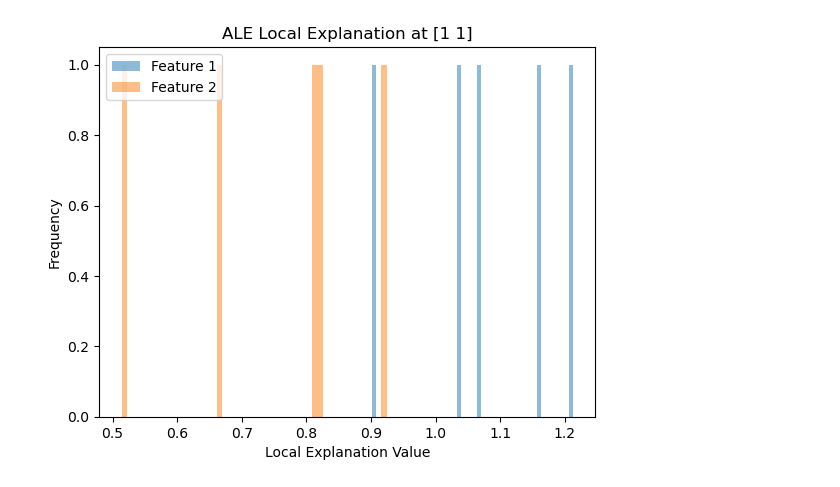
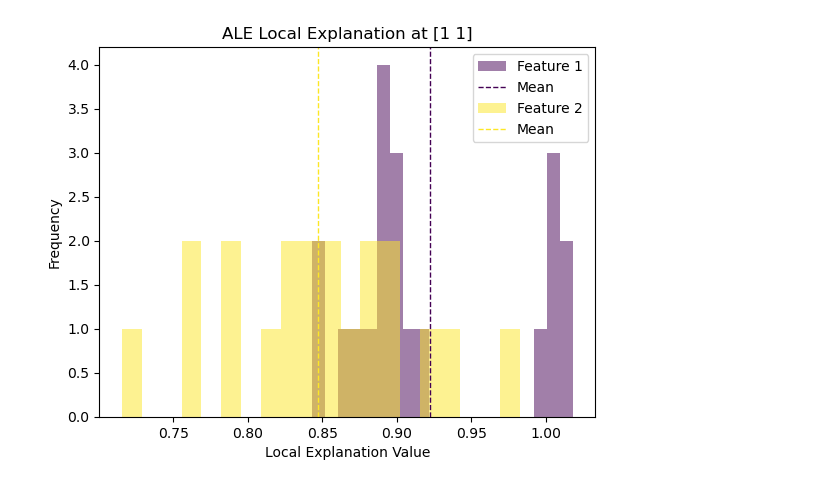
Before and after one commit to dawsonren/ExplainableML, a Jupyter notebook: compare_local.ipynb, the cells around one changed output. Saved outputs shown, nothing was run; the diff lists cells and outputs as text; code cells hidden in the pictures.

Commit message:
add adversarial and add explanations for variance of local vim measure

```diff
--- a/compare_local.ipynb
+++ b/compare_local.ipynb
@@ -52,9 +60,11 @@ def generate_mixed_data(n, num_categories=3):
     x2 = np.random.uniform(0, 1, n)
     return np.vstack([x1, x2]).T
 # %%
+x_explain = np.array([1, 1])
 f = lambda x: x[:, 0] + x[:, 1] ** 2
-n = 200
-X = generate_2d_data_normal(n, rho=0.8)
+n = 1000
+X = generate_independent_2d_data(n)
+X[0, :] = x_explain
 y = f(X)
 bins = bin_selection(n)
 # %%
@@ -114,0 +259,14 @@ def replicate_local_explanations(dgp, f, x_explain, explainer="ale", n=200, m=50
+# %%
+def plot_replicated_local_explanations(replications, x_explain, method):
+    # get colors
+    colors = plt.cm.viridis(np.linspace(0, 1, replications.shape[1]))
+    for i in range(replications.shape[1]):
+        plt.hist(replications[:, i], bins=20, alpha=0.5, label=f'Feature {i+1}', color=colors[i])
+        # plot means
+        plt.axvline(np.mean(replications[:, i]), color=colors[i], linestyle='dashed', linewidth=1, label='Mean')
+
+    plt.xlabel('Local Explanation Value')
+    plt.ylabel('Frequency')
+    plt.title(f'{method} Local Explanation at {x_explain}')
+    plt.legend()
+    plt.show()
@@ -114,0 +276,10 @@ def replicate_local_explanations(dgp, f, x_explain, explainer="ale", n=200, m=50
+# %%
+uniform_dgp = lambda n: generate_independent_2d_data(n)
+x_explain = np.array([1, 1])
+derivative_at_x_explain = np.array([1, 2 * x_explain[1]])
+# %%
+config = {
+    "shap_samples": 100,
+    "ale_interpolate": True
+}
+ale_replications, lime_replications, shap_replications, ale_intercepts, x, y = replicate_compared_local_explanations(uniform_dgp, f, x_explain, n=1000, m=20, config=config)
@@ -115,15 +318,4 @@ def replicate_local_explanations(dgp, f, x_explain, explainer="ale", n=200, m=50
 # %%
-normal_dgp = lambda n: generate_2d_data_normal(n, rho=0.8)
-uniform_dgp = lambda n: generate_2d_data(n, sigma=0.05)
-x_explain = np.array([1, 1])
-derivative_at_x_explain = np.array([1, 2 * x_explain[1]])
-replications = replicate_local_explanations(uniform_dgp, f, x_explain, explainer="ale", n=100, m=5)
-for i in range(replications.shape[1]):
-    plt.hist(replications[:, i], bins=50, alpha=0.5, label=f'Feature {i+1}')
-plt.xlabel('Local Explanation Value')
-plt.ylabel('Frequency')
-plt.title(f'ALE Local Explanation at {x_explain}')
-plt.legend()
-plt.show()
+plot_replicated_local_explanations(ale_replications, x_explain, method="ALE")
 # %% [output]
-[figure, old version]
+[figure, new version]
```
Also changed, not shown: parts of 26 cells of this notebook, 9 other files.
